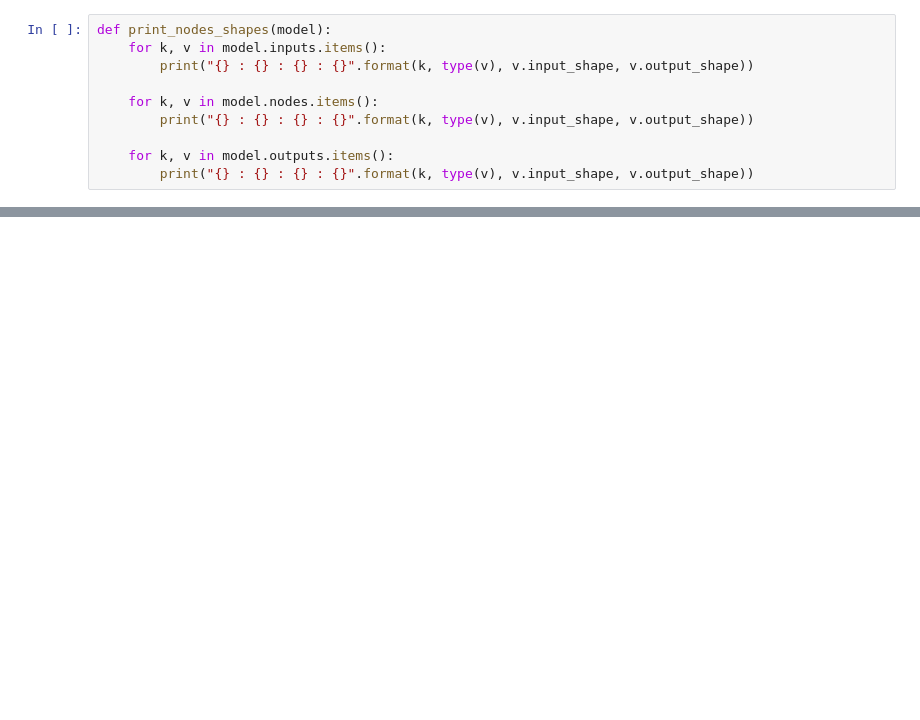
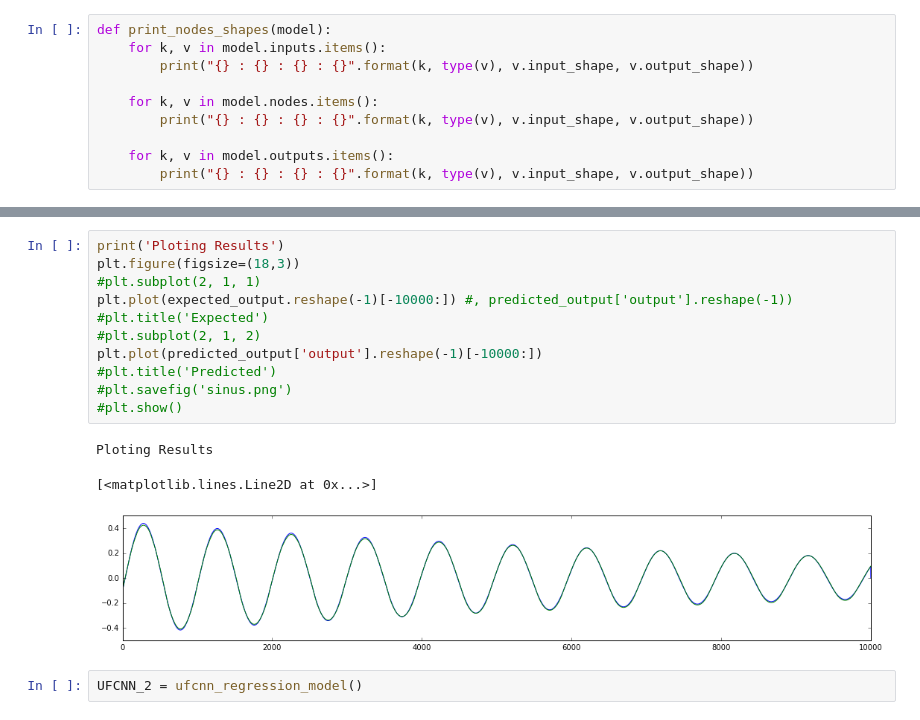
Before and after one commit to salsasepp/ufcnn-keras, a Jupyter notebook: notebook/UFCNN.ipynb, the cells around one changed output, grey strips where cells are left out. Cells and saved outputs as stored; diff of their text form; blank space fills up the shorter version.

```diff
--- a/notebook/UFCNN.ipynb
+++ b/notebook/UFCNN.ipynb
@@ -89,0 +188,17 @@ plot(UFCNN_1, to_file='UFCNN/UFCNN_1.png')
+# %%
+print('Ploting Results')
+plt.figure(figsize=(18,3))
+#plt.subplot(2, 1, 1)
+plt.plot(expected_output.reshape(-1)[-10000:]) #, predicted_output['output'].reshape(-1))
+#plt.title('Expected')
+#plt.subplot(2, 1, 2)
+plt.plot(predicted_output['output'].reshape(-1)[-10000:])
+#plt.title('Predicted')
+#plt.savefig('sinus.png')
+#plt.show()
+# %% [output]
+Ploting Results
+[<matplotlib.lines.Line2D at 0x...>]
+[figure, added]
+# %%
+UFCNN_2 = ufcnn_regression_model()
```
Also changed, not shown: parts of 19 cells of this notebook, 1 other file.
